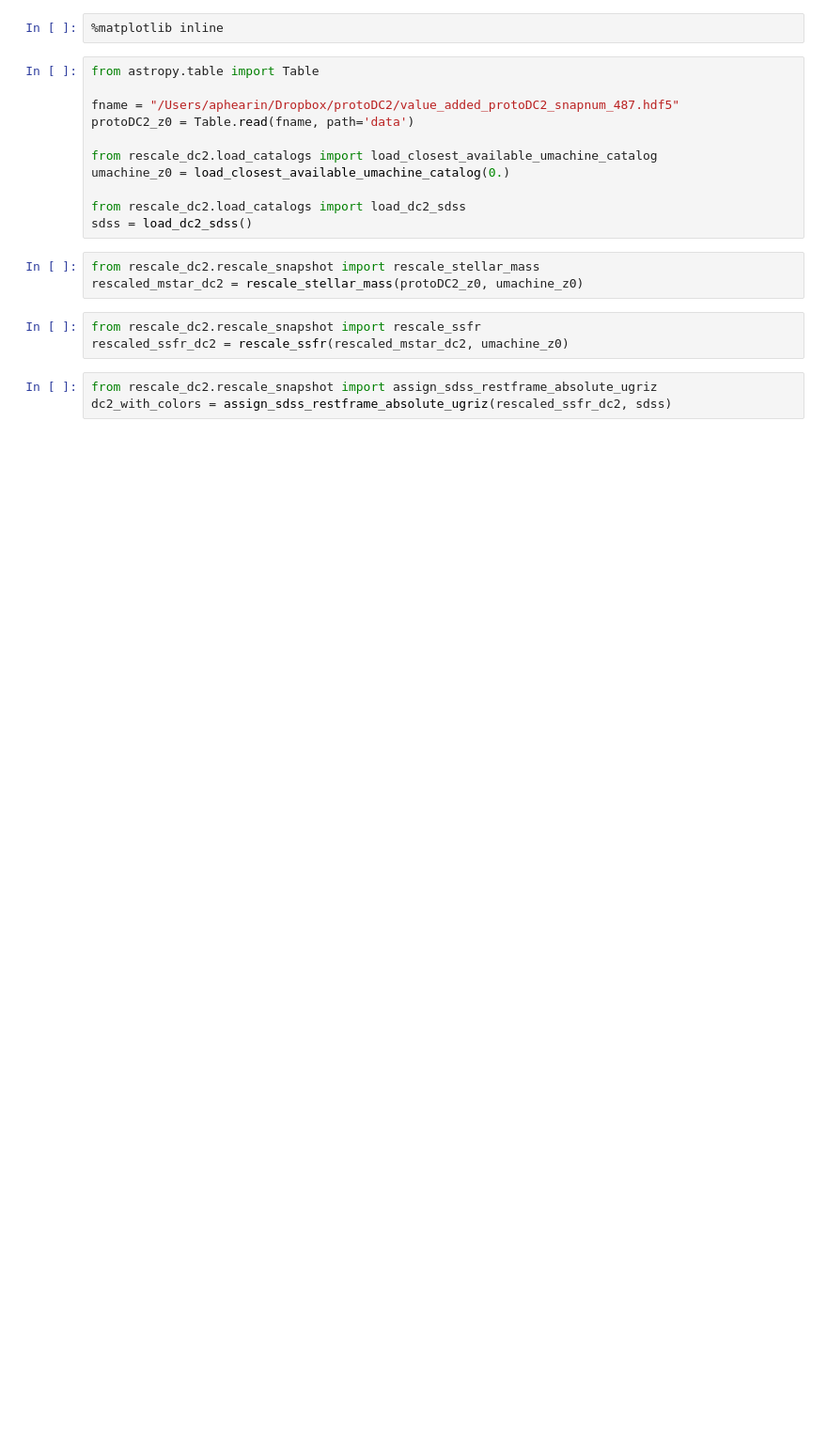
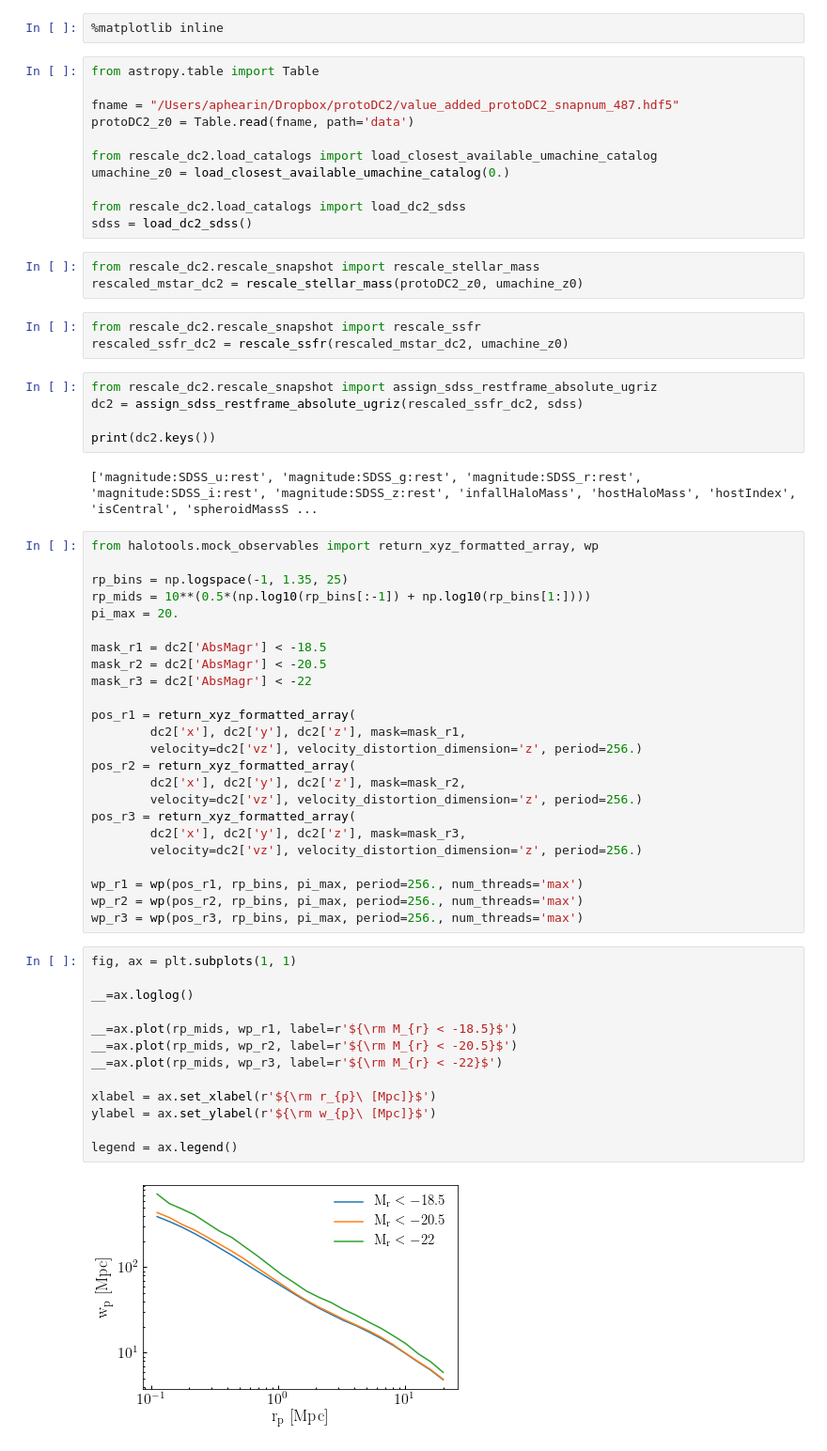
Before and after one commit to dkorytov/rescale_dc2, a Jupyter notebook: notebooks/luminosity_remapping_dev.ipynb, the cells around one changed output. Shown at 94% size. Cells and saved outputs as stored; diff of their text form; blank space fills up the shorter version.

```diff
--- a/notebooks/luminosity_remapping_dev.ipynb
+++ b/notebooks/luminosity_remapping_dev.ipynb
@@ -19,4 +19,47 @@ from rescale_dc2.rescale_snapshot import rescale_ssfr
 rescaled_ssfr_dc2 = rescale_ssfr(rescaled_mstar_dc2, umachine_z0)
 # %%
 from rescale_dc2.rescale_snapshot import assign_sdss_restframe_absolute_ugriz
-dc2_with_colors = assign_sdss_restframe_absolute_ugriz(rescaled_ssfr_dc2, sdss)
+dc2 = assign_sdss_restframe_absolute_ugriz(rescaled_ssfr_dc2, sdss)
+
+print(dc2.keys())
+# %% [output]
+['magnitude:SDSS_u:rest', 'magnitude:SDSS_g:rest', 'magnitude:SDSS_r:rest', 'magnitude:SDSS_i:rest', 'magnitude:SDSS_z:rest', 'infallHaloMass', 'hostHaloMass', 'hostIndex', 'isCentral', 'spheroidMassS ...
+# %%
+from halotools.mock_observables import return_xyz_formatted_array, wp
+
+rp_bins = np.logspace(-1, 1.35, 25)
+rp_mids = 10**(0.5*(np.log10(rp_bins[:-1]) + np.log10(rp_bins[1:])))
+pi_max = 20.
+
+mask_r1 = dc2['AbsMagr'] < -18.5
+mask_r2 = dc2['AbsMagr'] < -20.5
+mask_r3 = dc2['AbsMagr'] < -22
+
+pos_r1 = return_xyz_formatted_array(
+        dc2['x'], dc2['y'], dc2['z'], mask=mask_r1,
+        velocity=dc2['vz'], velocity_distortion_dimension='z', period=256.)
+pos_r2 = return_xyz_formatted_array(
+        dc2['x'], dc2['y'], dc2['z'], mask=mask_r2,
+        velocity=dc2['vz'], velocity_distortion_dimension='z', period=256.)
+pos_r3 = return_xyz_formatted_array(
+        dc2['x'], dc2['y'], dc2['z'], mask=mask_r3,
+        velocity=dc2['vz'], velocity_distortion_dimension='z', period=256.)
+
+wp_r1 = wp(pos_r1, rp_bins, pi_max, period=256., num_threads='max')
+wp_r2 = wp(pos_r2, rp_bins, pi_max, period=256., num_threads='max')
+wp_r3 = wp(pos_r3, rp_bins, pi_max, period=256., num_threads='max')
+# %%
+fig, ax = plt.subplots(1, 1)
+
+__=ax.loglog()
+
+__=ax.plot(rp_mids, wp_r1, label=r'${\rm M_{r} < -18.5}$')
+__=ax.plot(rp_mids, wp_r2, label=r'${\rm M_{r} < -20.5}$')
+__=ax.plot(rp_mids, wp_r3, label=r'${\rm M_{r} < -22}$')
+
+xlabel = ax.set_xlabel(r'${\rm r_{p}\ [Mpc]}$')
+ylabel = ax.set_ylabel(r'${\rm w_{p}\ [Mpc]}$')
+
+legend = ax.legend()
+# %% [output]
+[figure, added]
```
Also changed, not shown: parts of 4 cells of this notebook.
